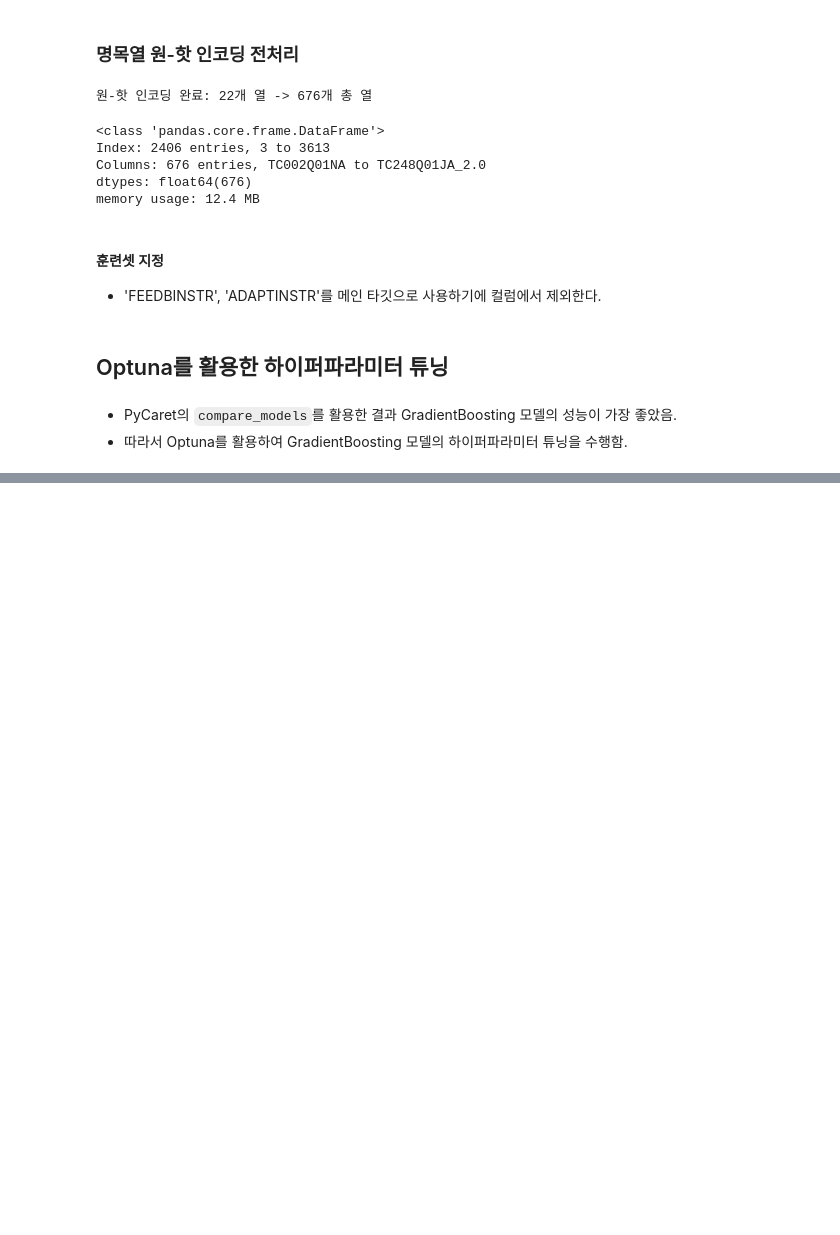
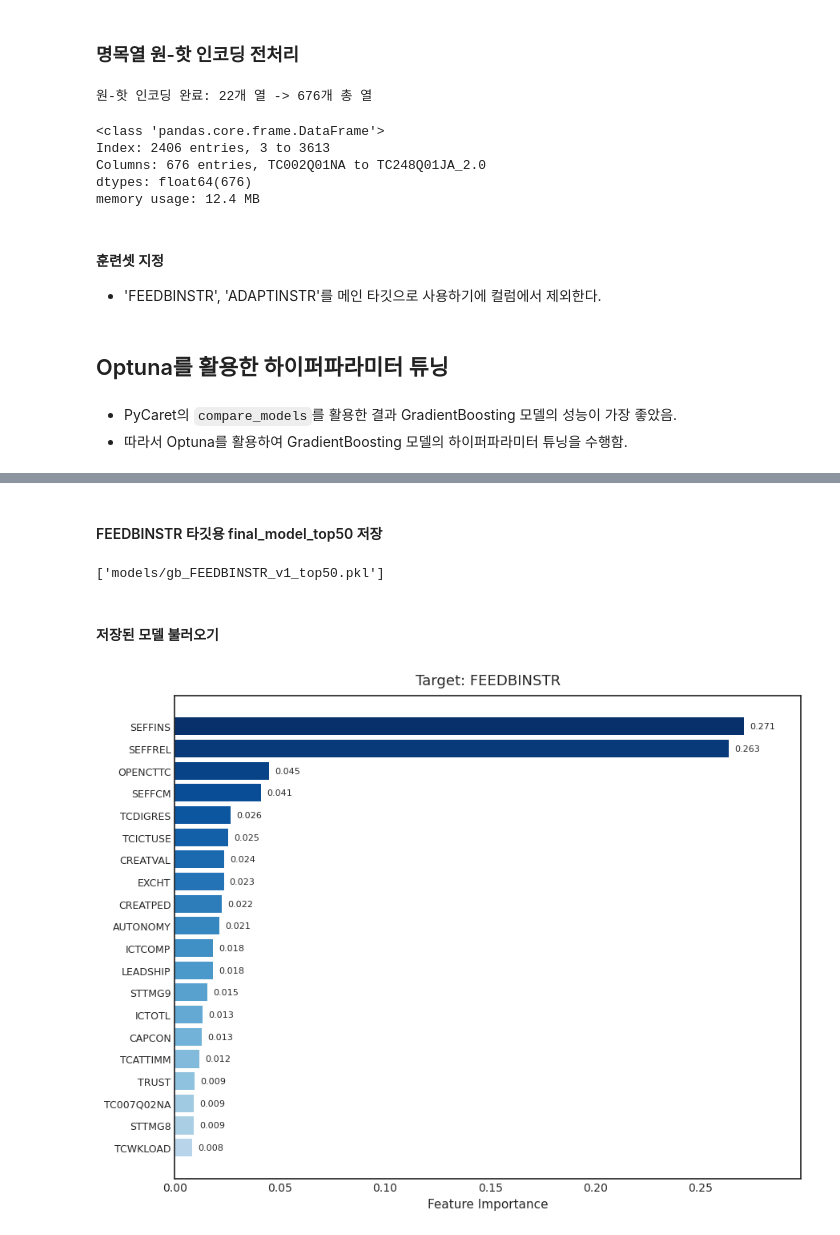
Before and after one commit to codingalzi/pisa, a Jupyter notebook: p2022/teachers_GB_FI.ipynb, the cells around one changed output, grey strips where cells are left out. Saved outputs shown, nothing was run; the diff lists cells and outputs as text; code cells hidden in the pictures; blank space fills up the shorter version.

```diff
--- a/p2022/teachers_GB_FI.ipynb
+++ b/p2022/teachers_GB_FI.ipynb
@@ -462,0 +463,12 @@ plot_feature_importances(important_features20, target)
+# %%
+import joblib
+import json
+from datetime import datetime
+import os
+
+# 모델 저장 폴더 생성
+os.makedirs('models', exist_ok=True)
+
+# 파일명 규칙: target_모델_YYYYmmdd_HHMM_version.pkl
+target = 'FEEDBINSTR'
+model_fname = f"models/gb_{target}_v1.pkl"
@@ -462,0 +480,2 @@ plot_feature_importances(important_features20, target)
+# %%
+final_model = joblib.load(model_fname)
@@ -484,0 +563,23 @@ top50_features
+# %% [markdown]
+#### FEEDBINSTR 타깃용 final_model_top50 저장
+# %%
+# 파일명 규칙: target_모델.pkl
+target = 'FEEDBINSTR'
+model_fname_top50 = f"models/gb_{target}_v1_top50.pkl"
+# %%
+# 모델 저장
+joblib.dump(final_model_top50, model_fname_top50)
+# %% [output]
+['models/gb_FEEDBINSTR_v1_top50.pkl']
+# %% [markdown]
+#### 저장된 모델 불러오기
+# %%
+final_model_top50 = joblib.load(model_fname_top50)
+# %%
+# 특성 중요도 확인 (Optuna 튜닝 모델)
+important_features_top50 = get_feature_importances(final_model_top50, X, target)
+
+# 특성 중요도 시각화 (Optuna 튜닝 모델)
+plot_feature_importances(important_features_top50, target)
+# %% [output]
+[figure, added]
```
Also changed, not shown: parts of 18 cells of this notebook, 2 other files.
